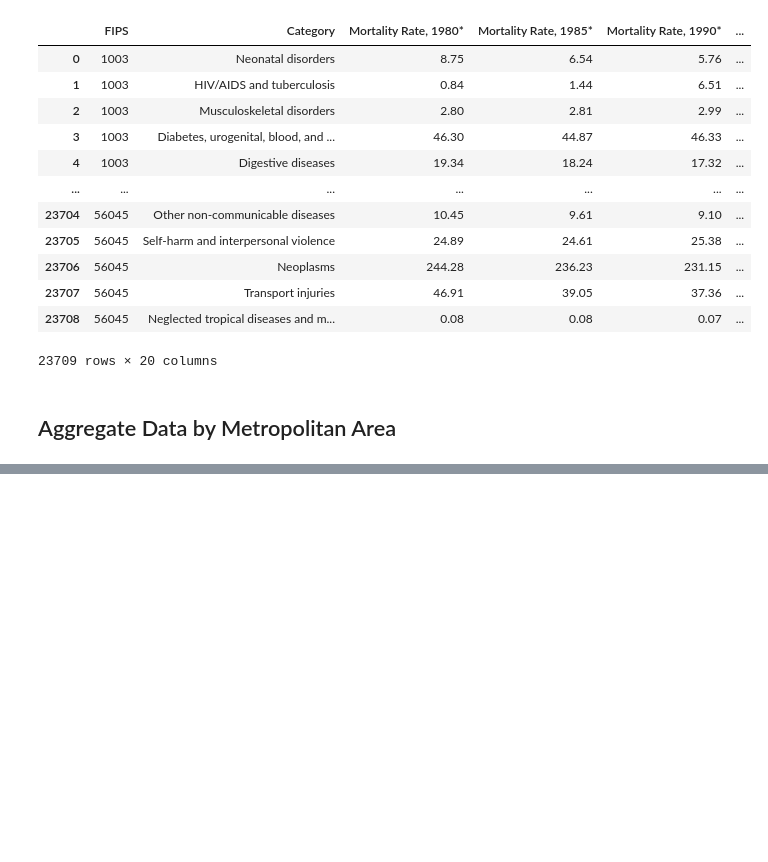
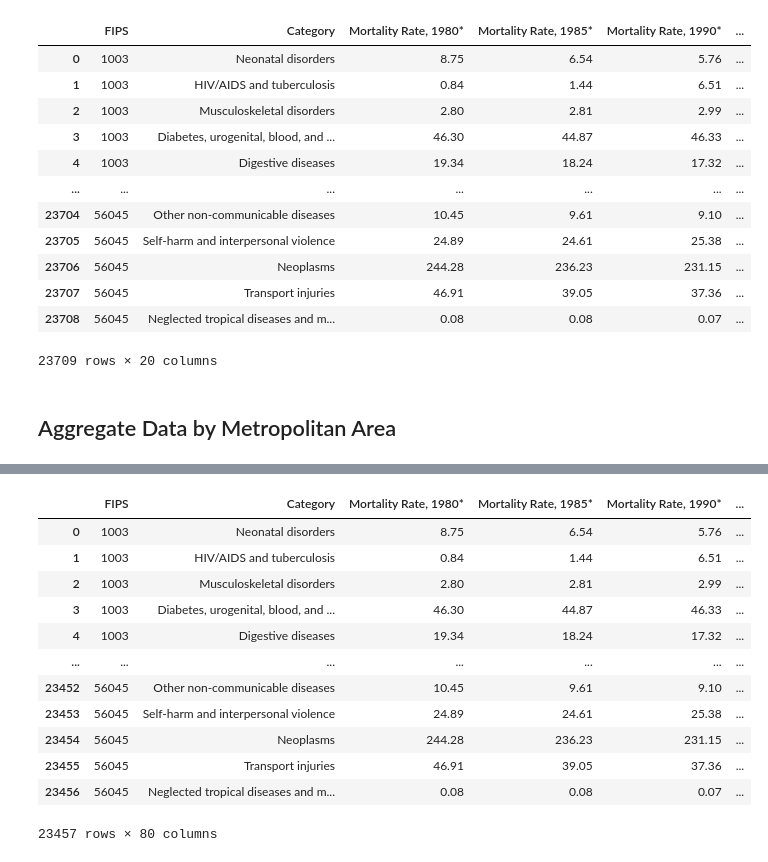
Before and after one commit to MoenMi/ST552-Final-Project, a Jupyter notebook: merge_dbs.ipynb, the cells around one changed output, grey strips where cells are left out. Saved outputs shown, nothing was run; the diff lists cells and outputs as text; code cells hidden in the pictures; blank space fills up the shorter version.

```diff
--- a/merge_dbs.ipynb
+++ b/merge_dbs.ipynb
@@ -87,13 +87,13 @@ trimmed_df = merged_df.drop(drop_columns, axis=1)
 
 trimmed_df = trimmed_df.rename(columns={
     "CO          8-hr (ppm)": "CO 8-hr (ppm)",
-    "Pb           3-mo (µg/m3)": "Pb 3-mo (µg/m3)",
+    "Pb           3-mo (µg/m3)": "Pb 3-mo (mu g/m3)",
     "NO2         AM (ppb)": "NO2 AM (ppb)",
     "NO2          1-hr (ppb)": "NO2 1-hr (ppb)",
     "O3            8-hr (ppm)": "O3 8-hr (ppm)",
-    "PM10        24-hr (µg/m3) ": "PM10 24-hr (µg/m3)",
-    "PM2.5     Wtd AM (µg/m3) ": "PM2.5 Wtd AM (µg/m3)",
-    "PM2.5     24-hr (µg/m3) ": "PM2.5 24-hr (µg/m3)",
+    "PM10        24-hr (µg/m3) ": "PM10 24-hr (mu g/m3)",
+    "PM2.5     Wtd AM (µg/m3) ": "PM2.5 Wtd AM (mu g/m3)",
+    "PM2.5     24-hr (µg/m3) ": "PM2.5 24-hr (mu g/m3)",
     "SO2         1-hr (ppb)": "SO2 1-hr (ppb)"
 })
 
@@ -153,3 +153,6 @@ agg_methods = {**manual_agg, **default_agg}
 # Group by MetroArea and Category
 aggregated_data = metro_df.groupby(["cbsacode", "Category"]).agg(agg_methods).reset_index()
 aggregated_data
+# %%
+demographic_df = pd.read_csv('original-data/raw_data.csv')
+demographic_df.head()
@@ -155,0 +167,17 @@ aggregated_data
+# %%
+merged_df2 = pd.merge(trimmed_df, demographic_df, left_on='FIPS', right_on='FIPS', how='inner')
+merged_df2
+# %% [output]
+|  | FIPS | Category | Mortality Rate, 1980* | Mortality Rate, 1985* | Mortality Rate, 1990* | ... |
+| 0 | 1003 | Neonatal disorders | 8.75 | 6.54 | 5.76 | ... |
+| 1 | 1003 | HIV/AIDS and tuberculosis | 0.84 | 1.44 | 6.51 | ... |
+| 2 | 1003 | Musculoskeletal disorders | 2.80 | 2.81 | 2.99 | ... |
+| 3 | 1003 | Diabetes, urogenital, blood, and ... | 46.30 | 44.87 | 46.33 | ... |
+| 4 | 1003 | Digestive diseases | 19.34 | 18.24 | 17.32 | ... |
+| ... | ... | ... | ... | ... | ... | ... |
+| 23452 | 56045 | Other non-communicable diseases | 10.45 | 9.61 | 9.10 | ... |
+| 23453 | 56045 | Self-harm and interpersonal violence | 24.89 | 24.61 | 25.38 | ... |
+| 23454 | 56045 | Neoplasms | 244.28 | 236.23 | 231.15 | ... |
+| 23455 | 56045 | Transport injuries | 46.91 | 39.05 | 37.36 | ... |
+| 23456 | 56045 | Neglected tropical diseases and m... | 0.08 | 0.08 | 0.07 | ... |
+23457 rows × 80 columns
```
Also changed, not shown: parts of 2 cells of this notebook, 6 other files.
